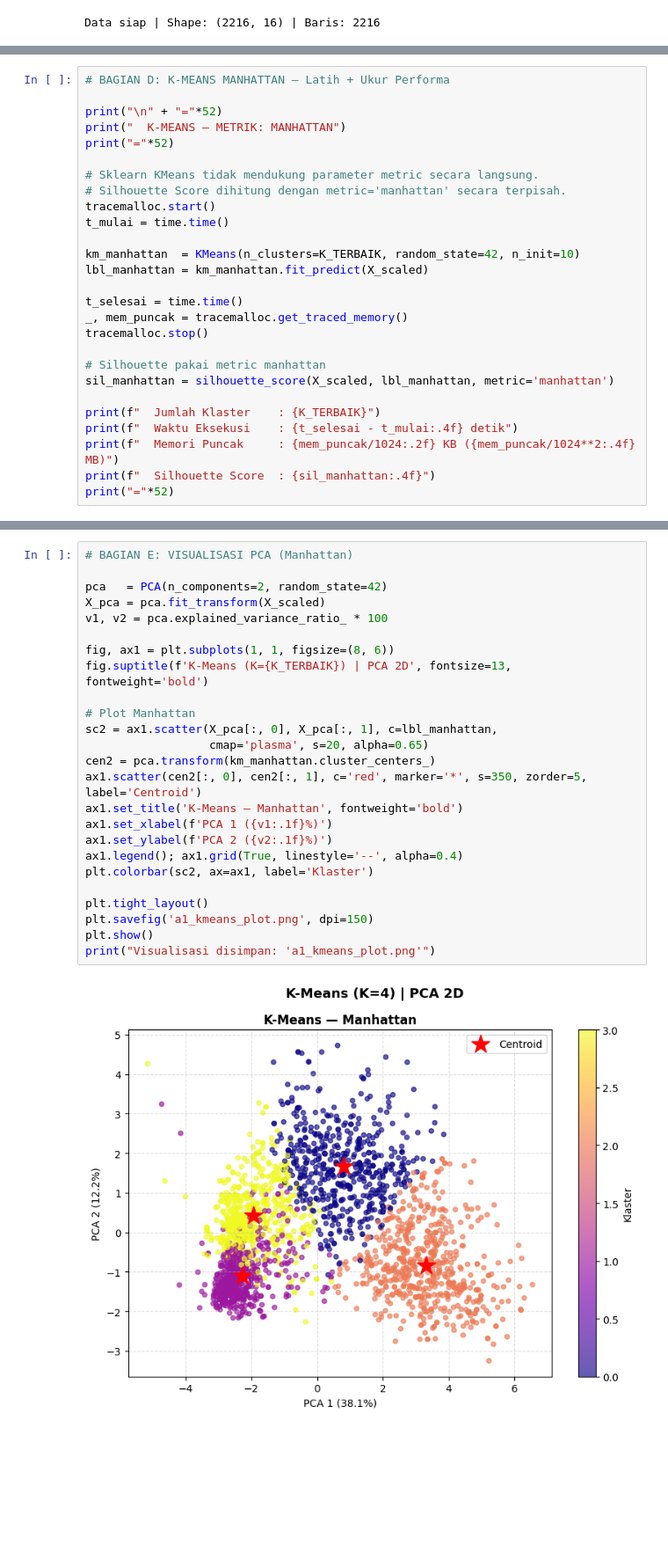
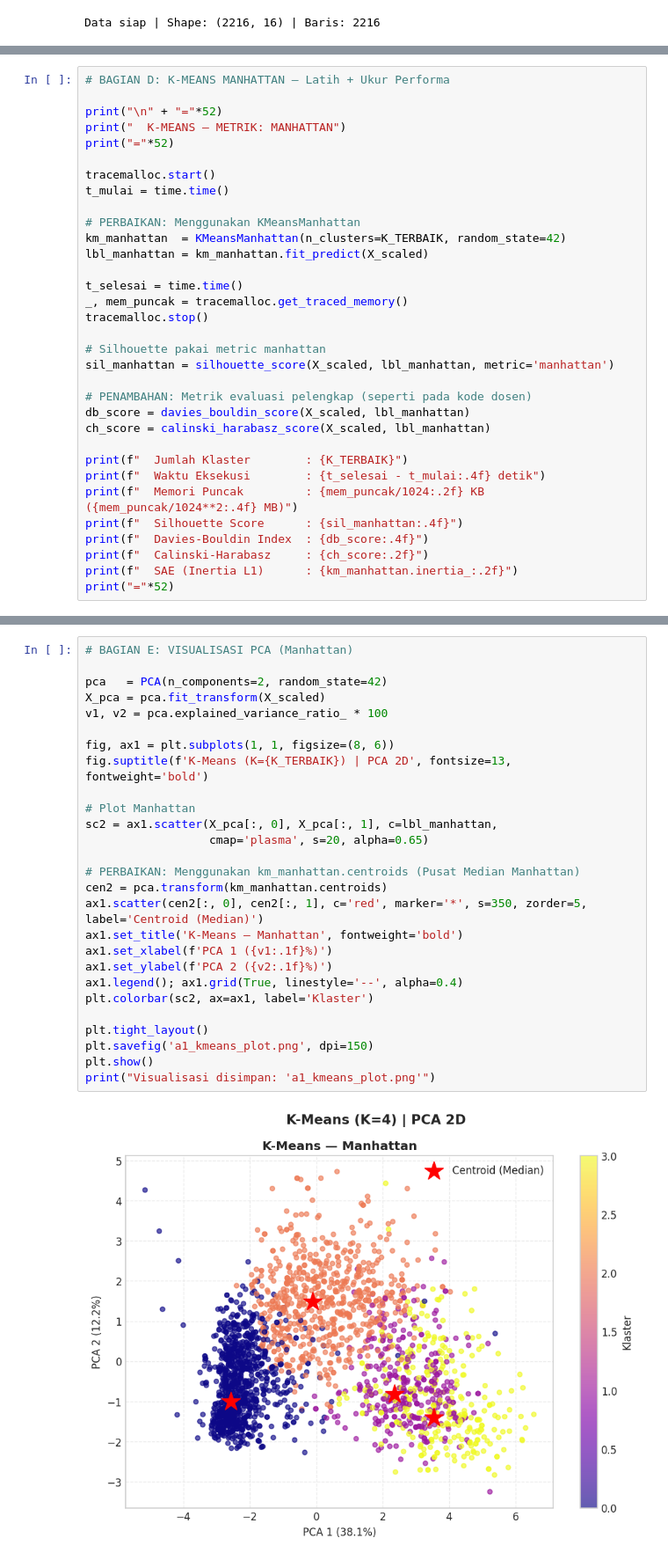
Before and after one commit to nabillahumi/S5-Mesin_Learning, a Jupyter notebook: Kuis_01/K_Means_Manhattan.ipynb, the cells around one changed output, grey strips where cells are left out. Shown at 88% size. Saved outputs shown, nothing was run; the diff lists cells and outputs as text; blank space fills up the shorter version.

```diff
--- a/Kuis_01/K_Means_Manhattan.ipynb
+++ b/Kuis_01/K_Means_Manhattan.ipynb
@@ -82,12 +82,11 @@ print("\n" + "="*52)
 print("  K-MEANS — METRIK: MANHATTAN")
 print("="*52)
 
-# Sklearn KMeans tidak mendukung parameter metric secara langsung.
-# Silhouette Score dihitung dengan metric='manhattan' secara terpisah.
 tracemalloc.start()
 t_mulai = time.time()
 
-km_manhattan  = KMeans(n_clusters=K_TERBAIK, random_state=42, n_init=10)
+# PERBAIKAN: Menggunakan KMeansManhattan
+km_manhattan  = KMeansManhattan(n_clusters=K_TERBAIK, random_state=42)
 lbl_manhattan = km_manhattan.fit_predict(X_scaled)
 
 t_selesai = time.time()
@@ -97,10 +96,17 @@ tracemalloc.stop()
 # Silhouette pakai metric manhattan
 sil_manhattan = silhouette_score(X_scaled, lbl_manhattan, metric='manhattan')
 
-print(f"  Jumlah Klaster    : {K_TERBAIK}")
-print(f"  Waktu Eksekusi    : {t_selesai - t_mulai:.4f} detik")
-print(f"  Memori Puncak     : {mem_puncak/1024:.2f} KB ({mem_puncak/1024**2:.4f} MB)")
-print(f"  Silhouette Score  : {sil_manhattan:.4f}")
+# PENAMBAHAN: Metrik evaluasi pelengkap (seperti pada kode dosen)
+db_score = davies_bouldin_score(X_scaled, lbl_manhattan)
+ch_score = calinski_harabasz_score(X_scaled, lbl_manhattan)
+
+print(f"  Jumlah Klaster        : {K_TERBAIK}")
+print(f"  Waktu Eksekusi        : {t_selesai - t_mulai:.4f} detik")
+print(f"  Memori Puncak         : {mem_puncak/1024:.2f} KB ({mem_puncak/1024**2:.4f} MB)")
+print(f"  Silhouette Score      : {sil_manhattan:.4f}")
+print(f"  Davies-Bouldin Index  : {db_score:.4f}")
+print(f"  Calinski-Harabasz     : {ch_score:.2f}")
+print(f"  SAE (Inertia L1)      : {km_manhattan.inertia_:.2f}")
 print("="*52)
 # %% [output]
 ====================================================
@@ -114,28 +123,30 @@ print("="*52)
 # %%
 # BAGIAN E: VISUALISASI PCA (Manhattan)
 
 pca   = PCA(n_components=2, random_state=42)
 X_pca = pca.fit_transform(X_scaled)
 v1, v2 = pca.explained_variance_ratio_ * 100
 
 fig, ax1 = plt.subplots(1, 1, figsize=(8, 6))
 fig.suptitle(f'K-Means (K={K_TERBAIK}) | PCA 2D', fontsize=13, fontweight='bold')
 
 # Plot Manhattan
 sc2 = ax1.scatter(X_pca[:, 0], X_pca[:, 1], c=lbl_manhattan,
                   cmap='plasma', s=20, alpha=0.65)
-cen2 = pca.transform(km_manhattan.cluster_centers_)
-ax1.scatter(cen2[:, 0], cen2[:, 1], c='red', marker='*', s=350, zorder=5, label='Centroid')
+
+# PERBAIKAN: Menggunakan km_manhattan.centroids (Pusat Median Manhattan)
+cen2 = pca.transform(km_manhattan.centroids)
+ax1.scatter(cen2[:, 0], cen2[:, 1], c='red', marker='*', s=350, zorder=5, label='Centroid (Median)')
 ax1.set_title('K-Means — Manhattan', fontweight='bold')
 ax1.set_xlabel(f'PCA 1 ({v1:.1f}%)')
 ax1.set_ylabel(f'PCA 2 ({v2:.1f}%)')
 ax1.legend(); ax1.grid(True, linestyle='--', alpha=0.4)
 plt.colorbar(sc2, ax=ax1, label='Klaster')
 
 plt.tight_layout()
 plt.savefig('a1_kmeans_plot.png', dpi=150)
 plt.show()
 print("Visualisasi disimpan: 'a1_kmeans_plot.png'")
 # %% [output]
-[figure, old version]
+[figure, new version]
 Visualisasi disimpan: 'a1_kmeans_plot.png'
```
Also changed, not shown: parts of 2 cells of this notebook.
